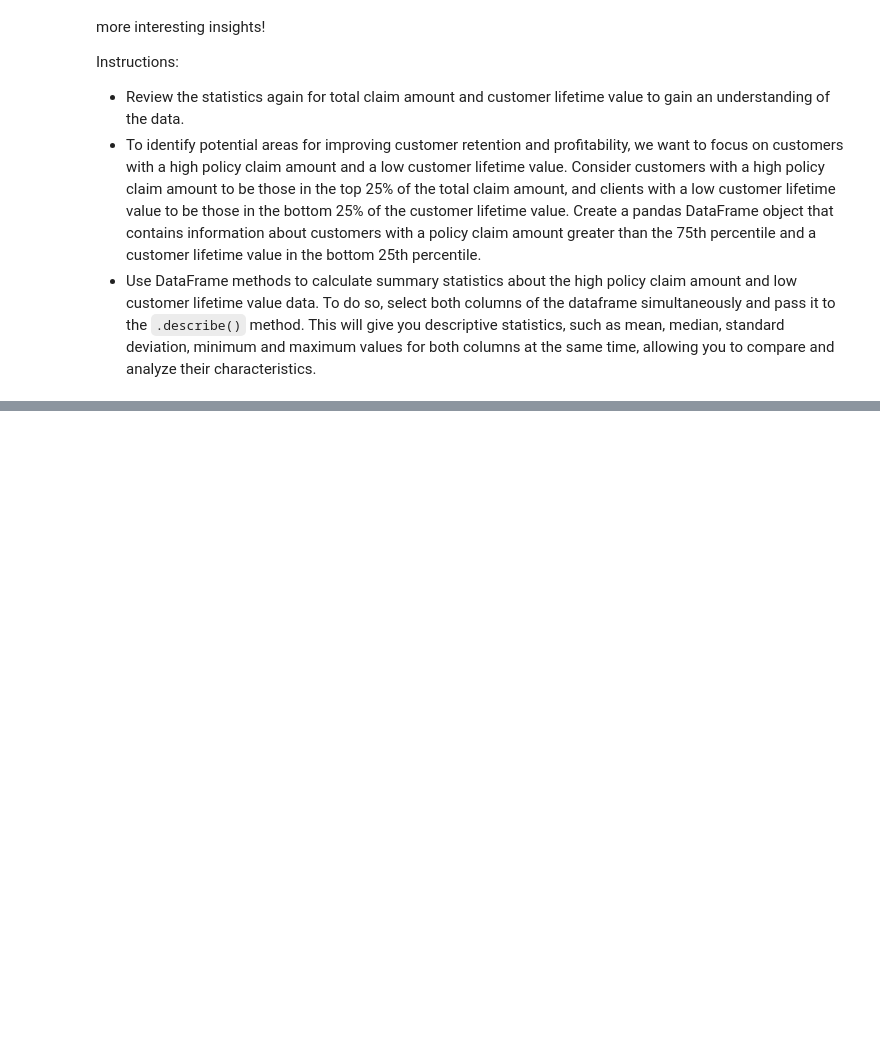
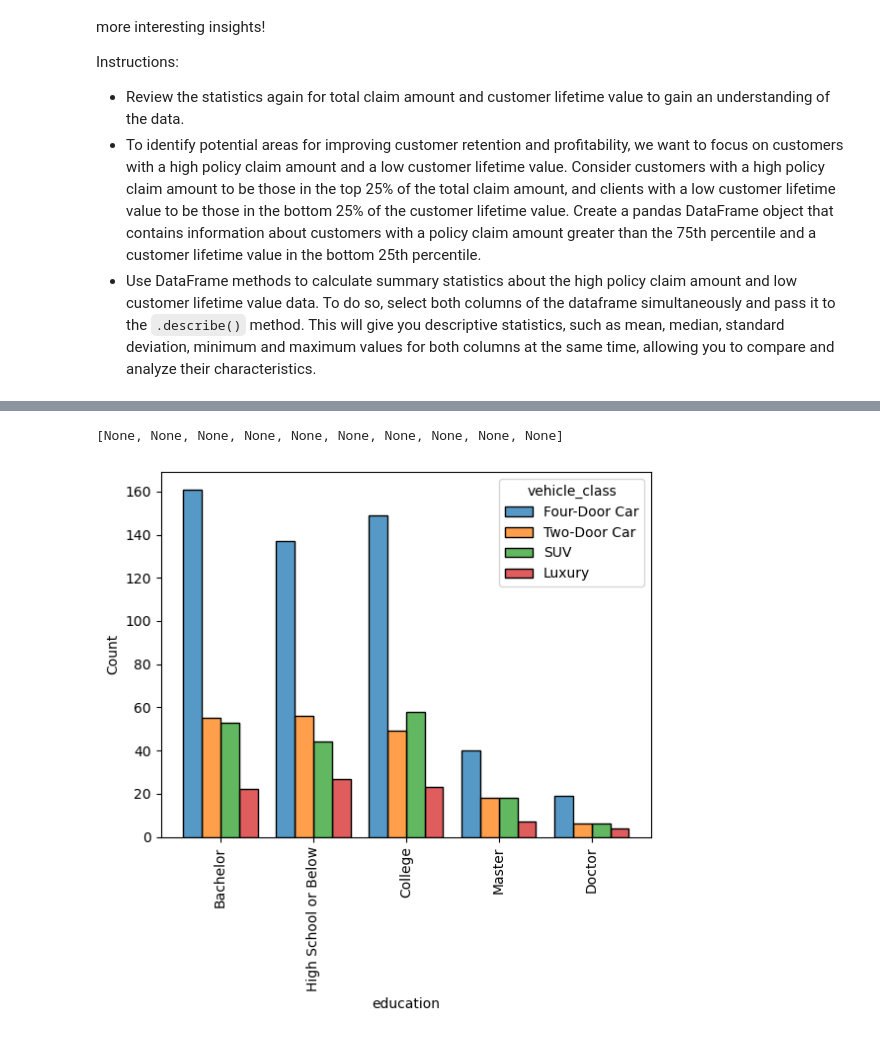
Before and after one commit to fer-nandes13/lab-dw-data-cleaning-and-formatting, a Jupyter notebook: lab-dw-data-cleaning-and-formatting.ipynb, the cells around one changed output, grey strips where cells are left out. Cells and saved outputs as stored; diff of their text form; code cells hidden in the pictures; blank space fills up the shorter version.

```diff
--- a/lab-dw-data-cleaning-and-formatting.ipynb
+++ b/lab-dw-data-cleaning-and-formatting.ipynb
@@ -360,0 +476,6 @@ Instructions:
+# %%
+z = sns.histplot(data=data_spec1, x="education", hue="vehicle_class", multiple="dodge", shrink=.8)
+plt.setp(z.get_xticklabels(), rotation=90)
+# %% [output]
+[None, None, None, None, None, None, None, None, None, None]
+[figure, added]
```
Also changed, not shown: parts of 43 cells of this notebook.
